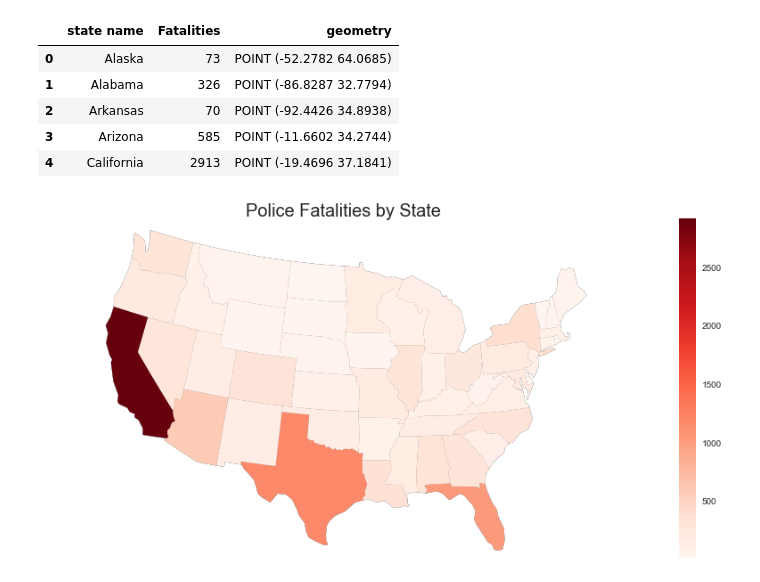
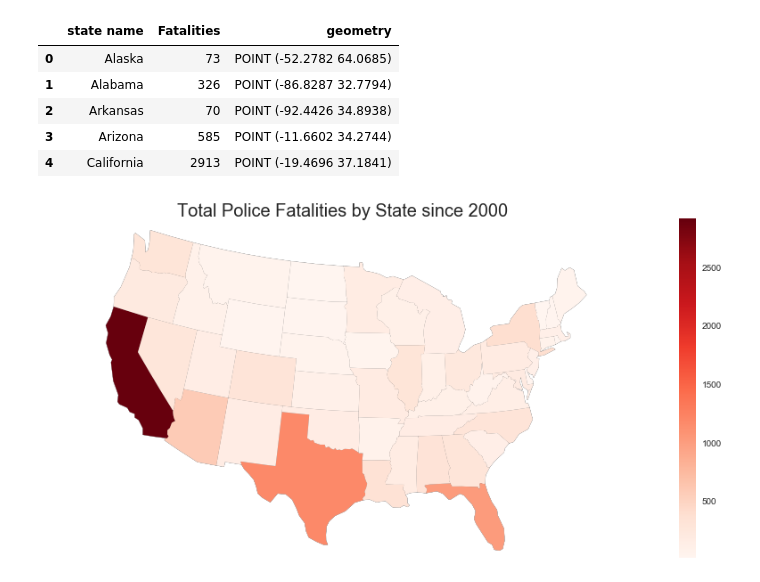
Before and after one commit to jkennedy74/DataViz_Project1, a Jupyter notebook: Police Fatalities.ipynb, the cells around one changed output. Cells and saved outputs as stored; diff of their text form; code cells hidden in the pictures.

```diff
--- a/Police Fatalities.ipynb
+++ b/Police Fatalities.ipynb
@@ -231,15 +231,15 @@ gdf = gdf.loc[(gdf["state name"] != 'Alaska') & (gdf["state name"] != 'Hawaii')]
 # %%
 continental_usa = gpd.read_file(geoplot_data.contiguous_usa())
 continental_usa = continental_usa.set_index("State")
 
 ax = gplt.polyplot(continental_usa, projection=gcrs.AlbersEqualArea(), figsize = (15,7))
 
 gplt.aggplot(gdf, projection=gcrs.AlbersEqualArea(), hue='Fatalities', cmap='Reds',
              by='state name', geometry=continental_usa.geometry, ax=ax,
              linewidth=0)
 
-plt.title("Police Fatalities by State", size = 20)
+plt.title("Total Police Fatalities by State since 2000", size = 20)
 
 plt.show()
 # %% [output]
-[figure, old version]
+[figure, new version]
```
Also changed, not shown: parts of 4 cells of this notebook, 2 other files.
